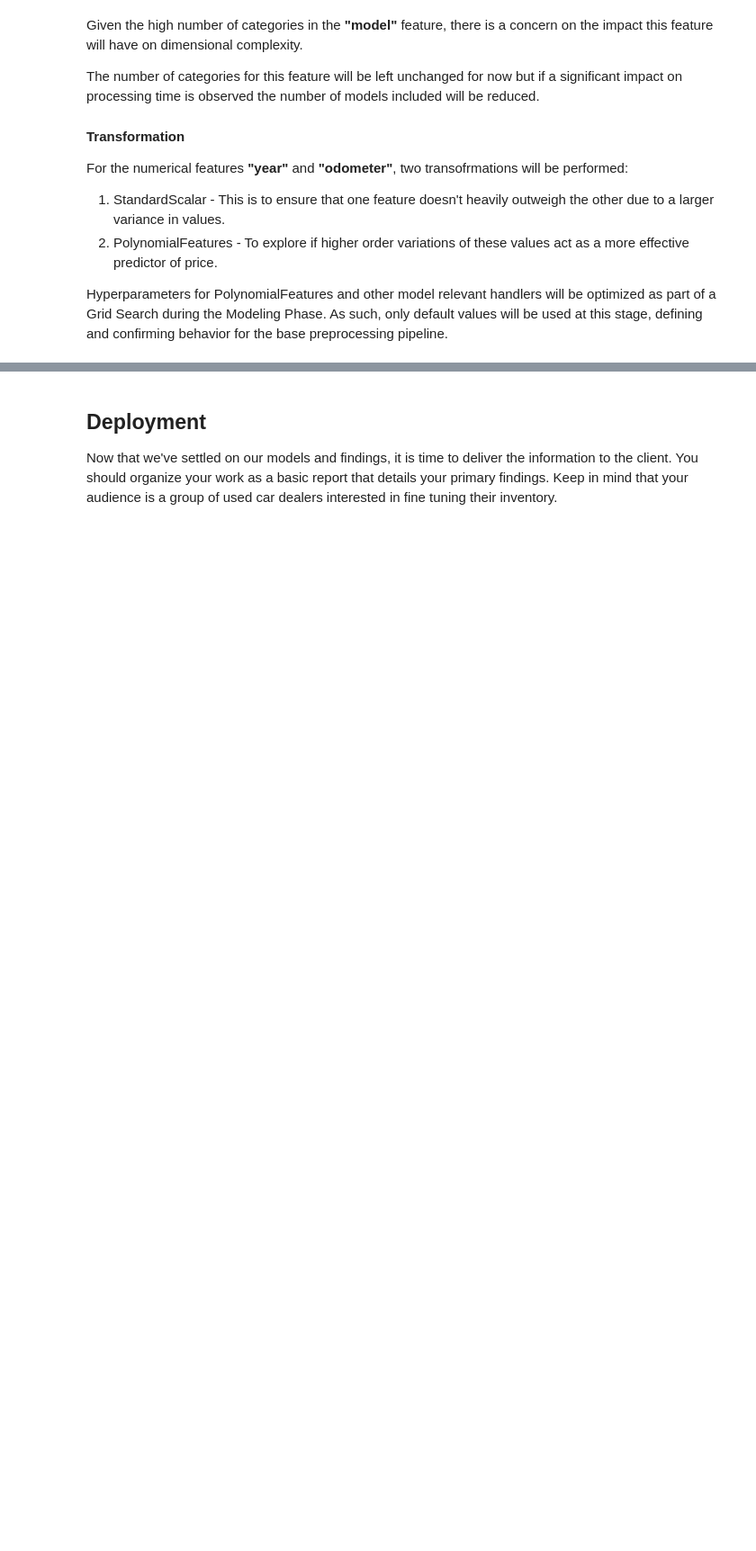
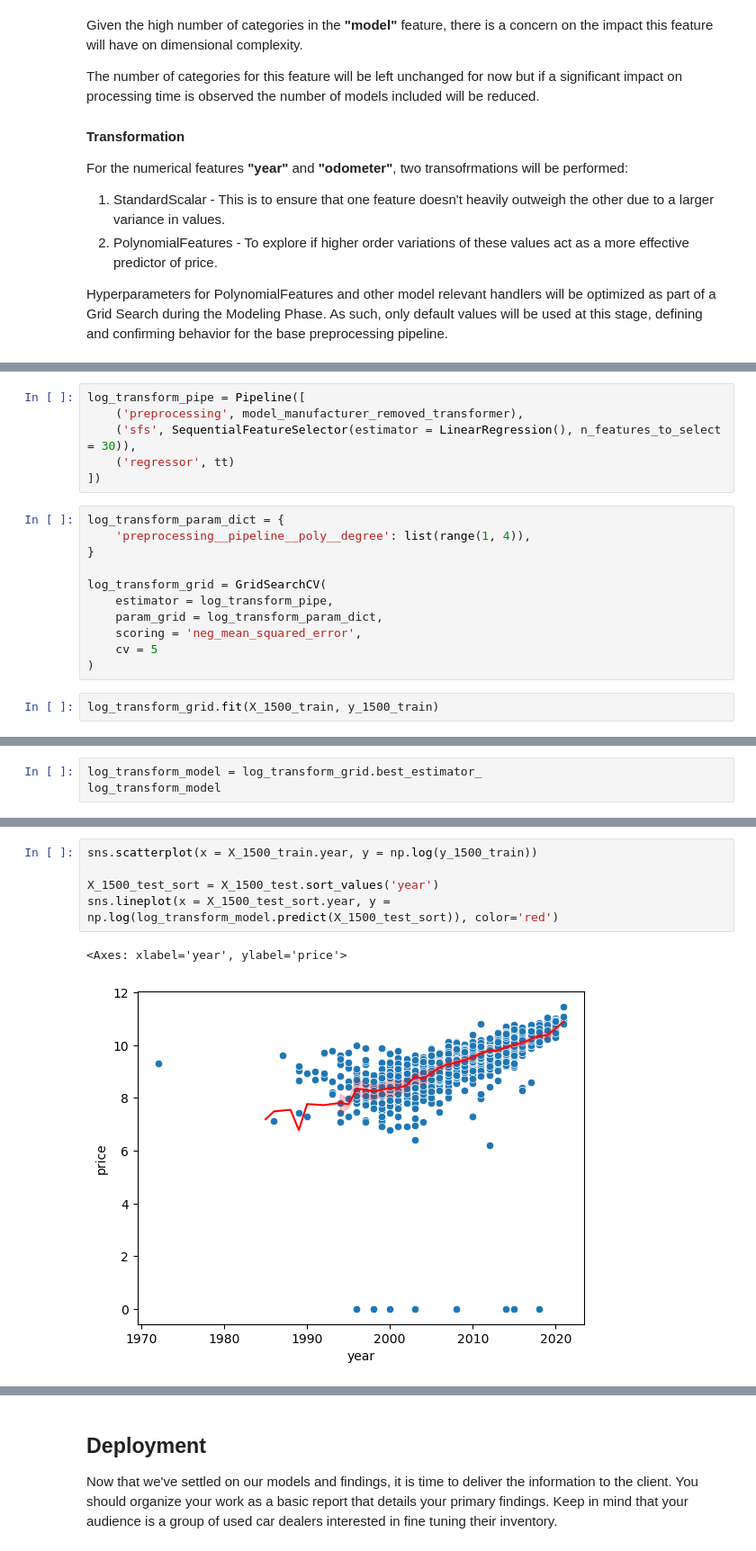
Before and after one commit to zaldabus/car_price_driver, a Jupyter notebook: prompt_II.ipynb, the cells around one changed output, grey strips where cells are left out. Shown at 90% size. Drawn from its saved outputs; the diff is of its cells as text; blank space fills up the shorter version.

```diff
--- a/prompt_II.ipynb
+++ b/prompt_II.ipynb
@@ -811,0 +1975,19 @@ With some modeling accomplished, we aim to reflect on what we identify as a high
+# %%
+log_transform_pipe = Pipeline([
+    ('preprocessing', model_manufacturer_removed_transformer),
+    ('sfs', SequentialFeatureSelector(estimator = LinearRegression(), n_features_to_select = 30)),
+    ('regressor', tt)
+])
+# %%
+log_transform_param_dict = {
+    'preprocessing__pipeline__poly__degree': list(range(1, 4)),
+}
+
+log_transform_grid = GridSearchCV(
+    estimator = log_transform_pipe,
+    param_grid = log_transform_param_dict,
+    scoring = 'neg_mean_squared_error',
+    cv = 5
+)
+# %%
+log_transform_grid.fit(X_1500_train, y_1500_train)
@@ -811,0 +2029,3 @@ With some modeling accomplished, we aim to reflect on what we identify as a high
+# %%
+log_transform_model = log_transform_grid.best_estimator_
+log_transform_model
@@ -811,0 +2109,8 @@ With some modeling accomplished, we aim to reflect on what we identify as a high
+# %%
+sns.scatterplot(x = X_1500_train.year, y = np.log(y_1500_train))
+
+X_1500_test_sort = X_1500_test.sort_values('year')
+sns.lineplot(x = X_1500_test_sort.year, y = np.log(log_transform_model.predict(X_1500_test_sort)), color='red')
+# %% [output]
+<Axes: xlabel='year', ylabel='price'>
+[figure, added]
```
Also changed, not shown: parts of 140 cells of this notebook.
